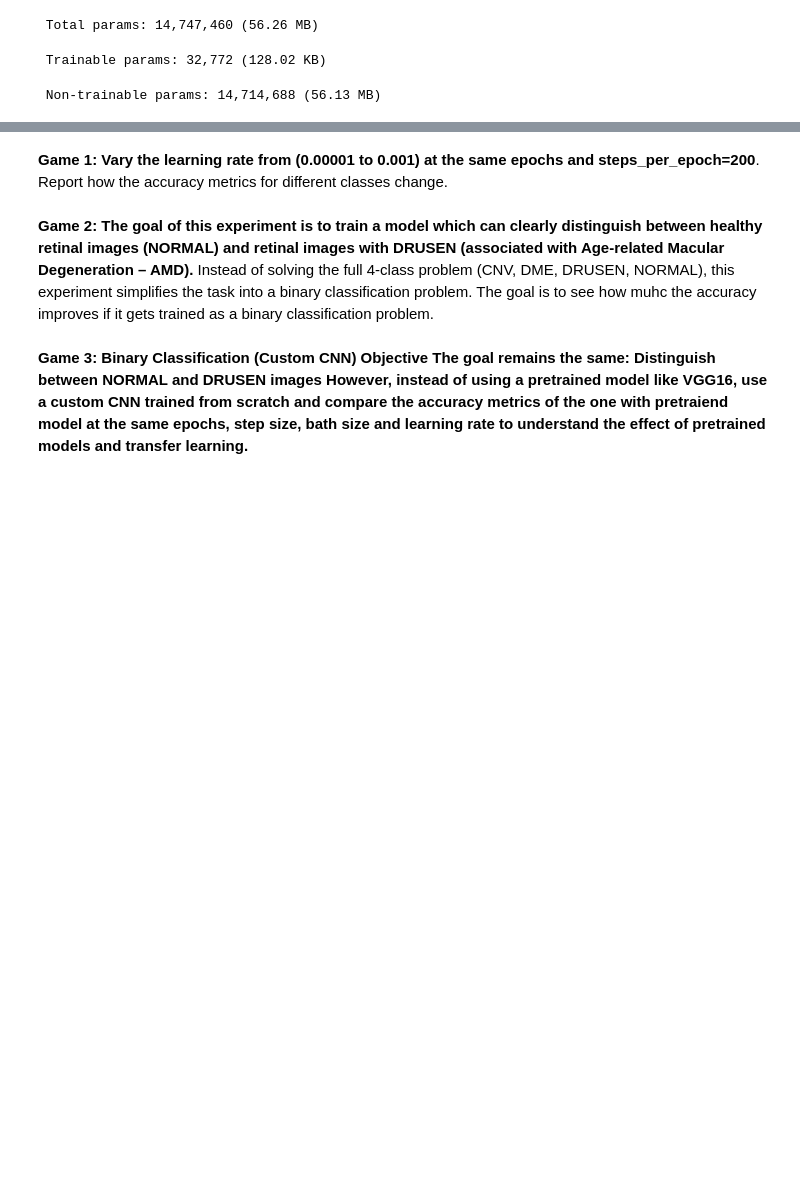
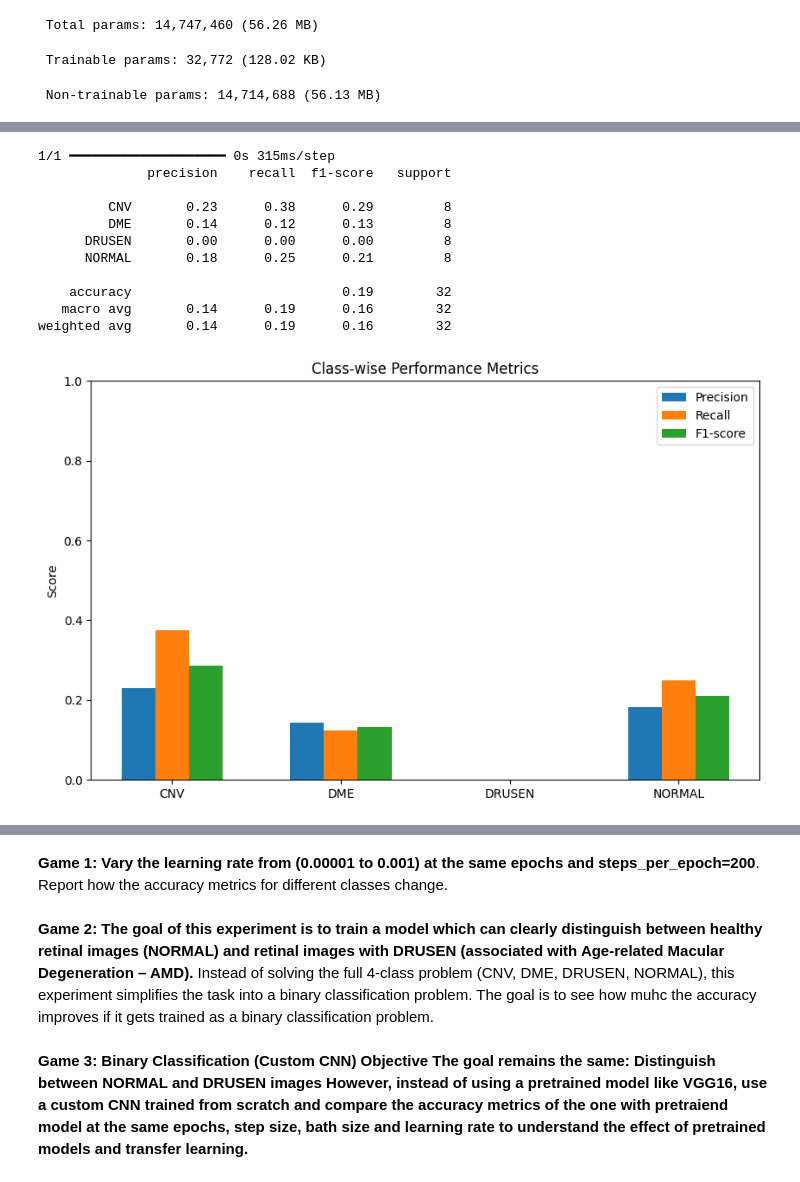
Before and after one commit to CZhakshylykova/KI-Games-Material, a Jupyter notebook: game_OCT_classification_KI_games.ipynb, the cells around one changed output, grey strips where cells are left out. Drawn from its saved outputs; the diff is of its cells as text; code cells hidden in the pictures; blank space fills up the shorter version.

```diff
--- a/game_OCT_classification_KI_games.ipynb
+++ b/game_OCT_classification_KI_games.ipynb
@@ -726,7 +724,7 @@ history = model.fit(
     steps_per_epoch=200,
     validation_data=valid_generator,
     validation_steps=50,
-    epochs=5,
+    epochs=20,
     callbacks=callbacks,
     verbose=1
 )
@@ -784,33 +815,46 @@ recall = []
 f1 = []
 
 for cls in class_names:
     precision.append(report_dict[cls]['precision'])
     recall.append(report_dict[cls]['recall'])
     f1.append(report_dict[cls]['f1-score'])
 
 # Plot
 x = np.arange(len(class_names))
 
 plt.figure(figsize=(10, 6))
 plt.bar(x - 0.2, precision, width=0.2, label='Precision')
 plt.bar(x, recall, width=0.2, label='Recall')
 plt.bar(x + 0.2, f1, width=0.2, label='F1-score')
 
 plt.xticks(x, class_names)
 plt.ylabel("Score")
 plt.title("Class-wise Performance Metrics")
 plt.ylim(0, 1)
 plt.legend()
 plt.show()
 
 
 
 # Append results (IMPORTANT: give a label instead of lr)
 for cls in class_names:
     all_results.append({
         'learning_rate': 'baseline',   # 👈 label it clearly
         'class': cls,
-        'precision': report[cls]['precision'],
-        'recall': report[cls]['recall'],
-        'f1_score': report[cls]['f1-score']
+        'precision': report_dict[cls]['precision'],
+        'recall': report_dict[cls]['recall'],
+        'f1_score': report_dict[cls]['f1-score']
     })
+# %% [output]
+1/1 ━━━━━━━━━━━━━━━━━━━━ 0s 315ms/step
+              precision    recall  f1-score   support
+
+         CNV       0.23      0.38      0.29         8
+         DME       0.14      0.12      0.13         8
+      DRUSEN       0.00      0.00      0.00         8
+      NORMAL       0.18      0.25      0.21         8
+
+    accuracy                           0.19        32
+   macro avg       0.14      0.19      0.16        32
+weighted avg       0.14      0.19      0.16        32
+[figure, added]
```
Also changed, not shown: parts of 11 cells of this notebook.
